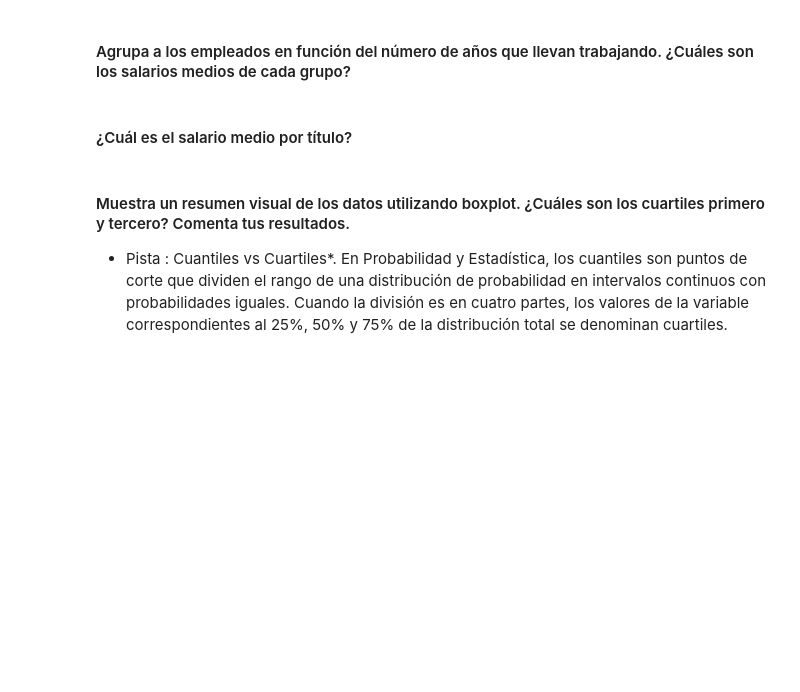
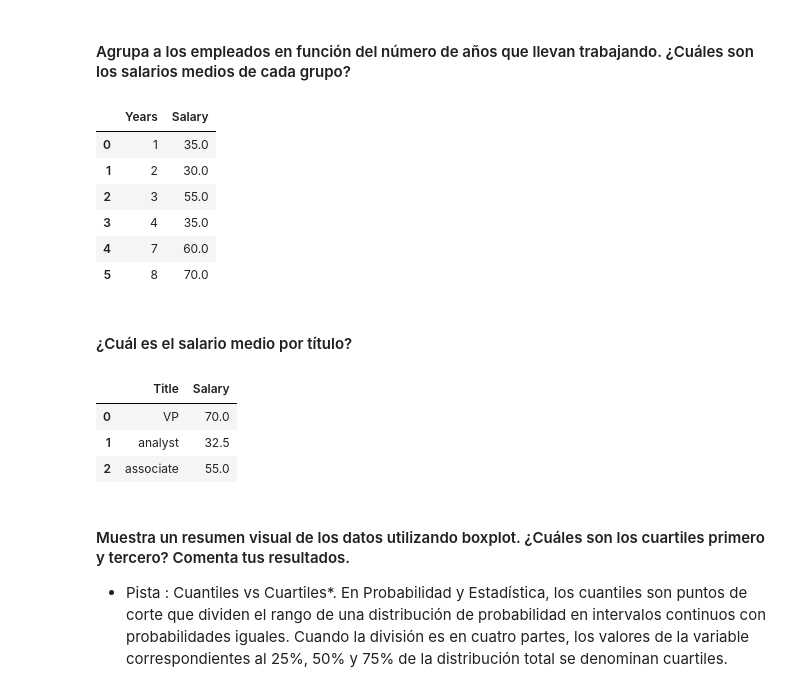
Before and after one commit to ironhack-ds-jcampos/lab-descriptive-stats-es, a Jupyter notebook: your-code/main.ipynb, the cells around one changed output. Cells and saved outputs as stored; diff of their text form; code cells hidden in the pictures; blank space fills up the shorter version.

```diff
--- a/your-code/main.ipynb
+++ b/your-code/main.ipynb
@@ -163,2 +221,13 @@ Name: count, dtype: int64
+# %%
+grouped = employee.groupby('Years')['Salary'].median().reset_index()
+grouped
+# %% [output]
+|  | Years | Salary |
+| 0 | 1 | 35.0 |
+| 1 | 2 | 30.0 |
+| 2 | 3 | 55.0 |
+| 3 | 4 | 35.0 |
+| 4 | 7 | 60.0 |
+| 5 | 8 | 70.0 |
 # %% [markdown]
 #### ¿Cuál es el salario medio por título?
@@ -167,3 +234,11 @@ Name: count, dtype: int64
+# %%
+grouped = employee.groupby('Title')['Salary'].median().reset_index()
+grouped
+# %% [output]
+|  | Title | Salary |
+| 0 | VP | 70.0 |
+| 1 | analyst | 32.5 |
+| 2 | associate | 55.0 |
 # %% [markdown]
 #### Muestra un resumen visual de los datos utilizando boxplot. ¿Cuáles son los cuartiles primero y tercero? Comenta tus resultados.
 
```
Also changed, not shown: parts of 31 cells of this notebook.
